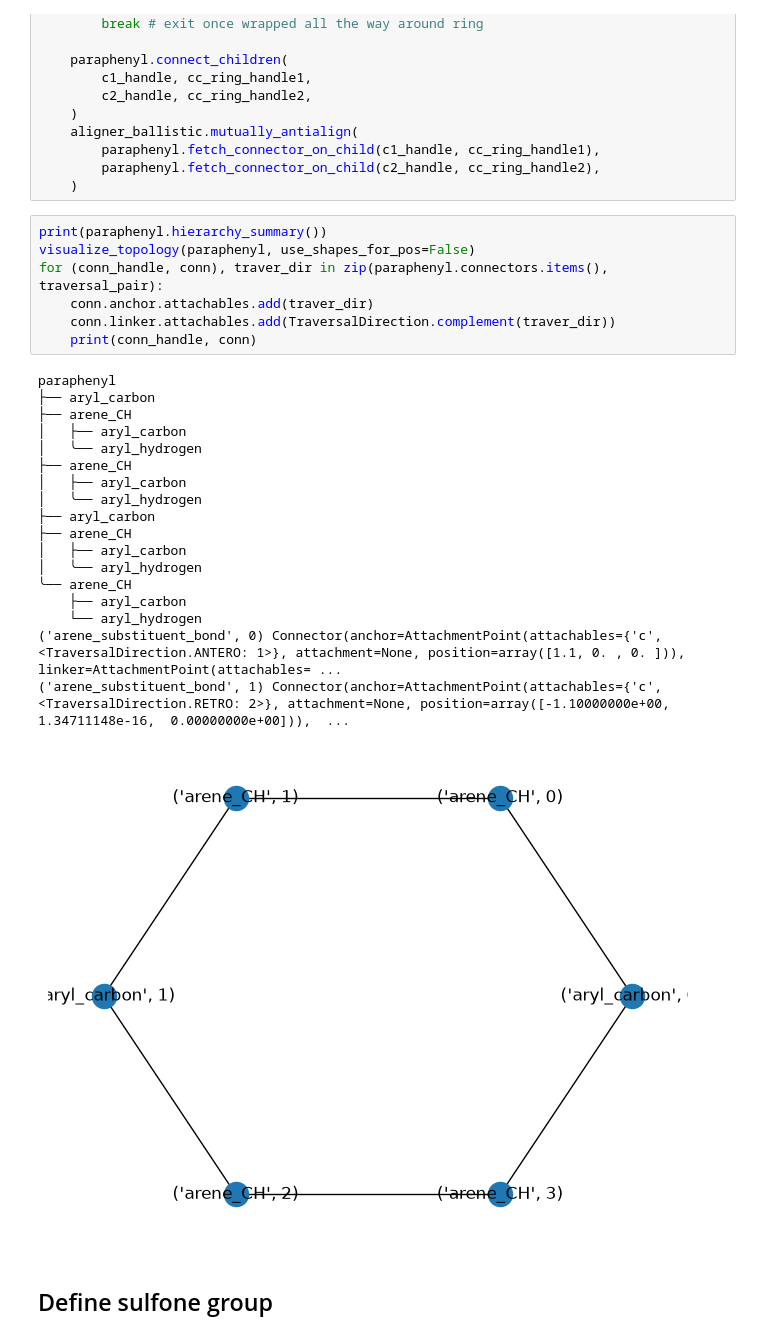
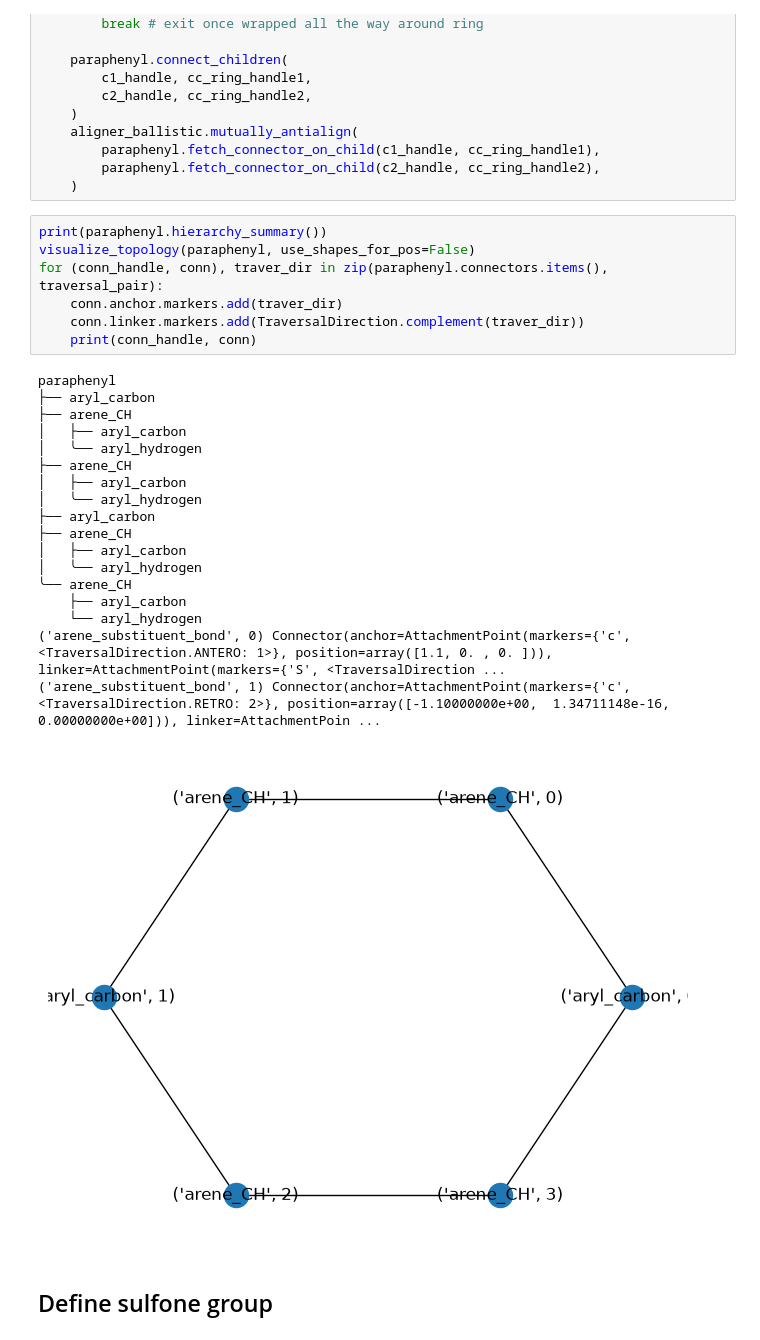
Before and after one commit to MuPT-hub/mupt-examples, a Jupyter notebook: examples_repr/mol_from_scratch_advanced.ipynb, the cells around one changed output. Drawn from its saved outputs; the diff is of its cells as text.

Commit message:
Replaced 'attachables' -> new 'markers' throughout

```diff
--- a/examples_repr/mol_from_scratch_advanced.ipynb
+++ b/examples_repr/mol_from_scratch_advanced.ipynb
@@ -121,29 +121,29 @@ for c1_handle, c2_handle in sliding_window(cycle(paraphenyl.children_by_handle),
 # %%
 print(paraphenyl.hierarchy_summary())
 visualize_topology(paraphenyl, use_shapes_for_pos=False)
 for (conn_handle, conn), traver_dir in zip(paraphenyl.connectors.items(), traversal_pair):
-    conn.anchor.attachables.add(traver_dir)
-    conn.linker.attachables.add(TraversalDirection.complement(traver_dir))
+    conn.anchor.markers.add(traver_dir)
+    conn.linker.markers.add(TraversalDirection.complement(traver_dir))
     print(conn_handle, conn)
 # %% [output]
 paraphenyl
 ├── aryl_carbon
 ├── arene_CH
 │   ├── aryl_carbon
 │   ╰── aryl_hydrogen
 ├── arene_CH
 │   ├── aryl_carbon
 │   ╰── aryl_hydrogen
 ├── aryl_carbon
 ├── arene_CH
 │   ├── aryl_carbon
 │   ╰── aryl_hydrogen
 ╰── arene_CH
     ├── aryl_carbon
     └── aryl_hydrogen
-('arene_substituent_bond', 0) Connector(anchor=AttachmentPoint(attachables={'c', <TraversalDirection.ANTERO: 1>}, attachment=None, position=array([1.1, 0. , 0. ])), linker=AttachmentPoint(attachables= ...
-('arene_substituent_bond', 1) Connector(anchor=AttachmentPoint(attachables={'c', <TraversalDirection.RETRO: 2>}, attachment=None, position=array([-1.10000000e+00,  1.34711148e-16,  0.00000000e+00])),  ...
+('arene_substituent_bond', 0) Connector(anchor=AttachmentPoint(markers={'c', <TraversalDirection.ANTERO: 1>}, position=array([1.1, 0. , 0. ])), linker=AttachmentPoint(markers={'S', <TraversalDirection ...
+('arene_substituent_bond', 1) Connector(anchor=AttachmentPoint(markers={'c', <TraversalDirection.RETRO: 2>}, position=array([-1.10000000e+00,  1.34711148e-16,  0.00000000e+00])), linker=AttachmentPoin ...
-[figure, old version]
+[figure, new version]
 # %% [markdown]
 ## Define sulfone group
 # %%
```
Also changed, not shown: parts of 6 cells of this notebook.
